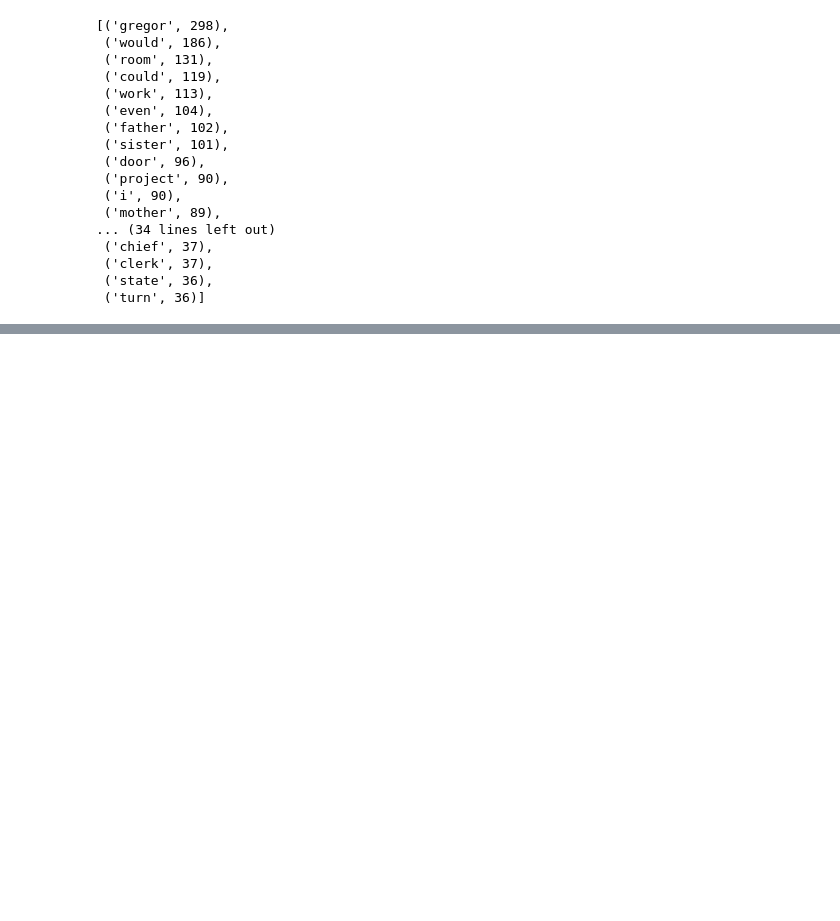
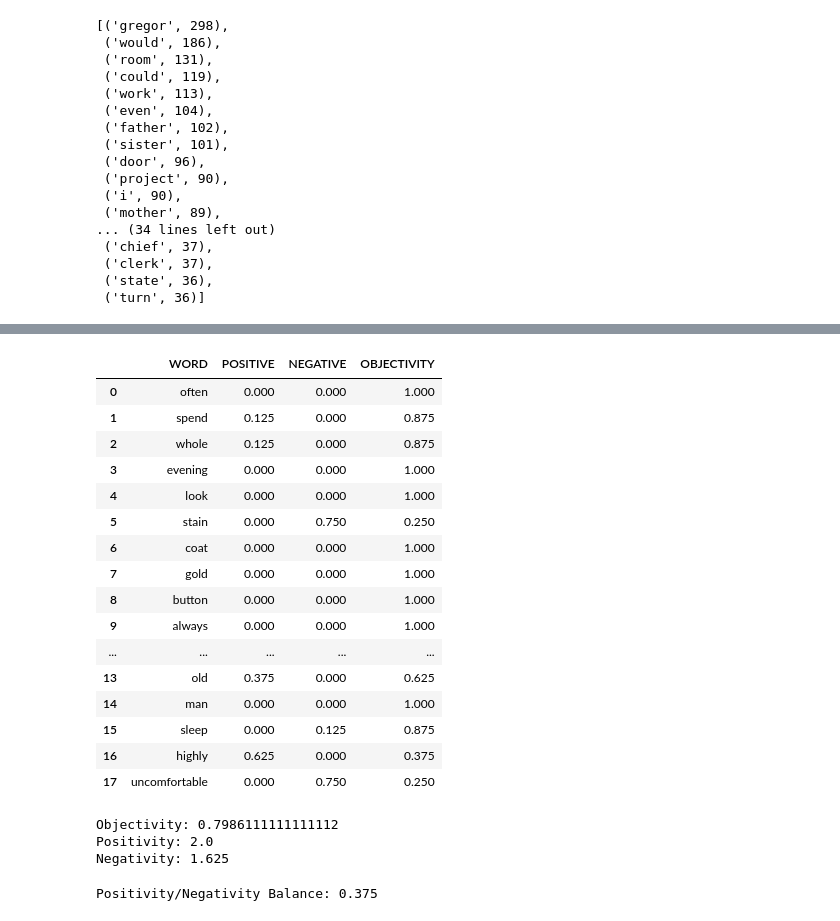
Before and after one commit to oriolgallemi/Machine-Learning-avan-at, a Jupyter notebook: M7 T01 Machine Learning Avançat-ENTREGABLE.ipynb, the cells around one changed output, grey strips where cells are left out. Saved outputs shown, nothing was run; the diff lists cells and outputs as text; code cells hidden in the pictures; blank space fills up the shorter version.

```diff
--- a/M7 T01 Machine Learning Avançat-ENTREGABLE.ipynb
+++ b/M7 T01 Machine Learning Avançat-ENTREGABLE.ipynb
@@ -317,0 +346,12 @@ plt.show()
+# %%
+#eliminant les stopwords, carrega paraules, elimina i desa text filtrat
+
+stop_words = set(stopwords.words('english'))
+filtered_text_words = []
+
+## segur que hi ha una manera de fer-ho vectoritzada. Per ara estiro de FOR, el mecanisme més lent de tots
+for word in text_words:
+    if word.lower() not in stop_words:
+        filtered_text_words.append(word)
+
+print(filtered_text_words)
@@ -317,0 +360,11 @@ plt.show()
+# %%
+#classifiquem les paraules en una llista etiquetada per tipus de paraula
+tagged_text_words = pos_tag(filtered_text_words)
+
+retagged_text_words = []
+tag_dict = {'J':wordnet.ADJ, 'V':wordnet.VERB, 'N':wordnet.NOUN, 'R':wordnet.ADV}
+
+for word, tag in tagged_text_words:
+    retagged_text_words.append(list([word, tag_dict.get(tag[0])]))
+
+retagged_text_words
@@ -317,0 +389,53 @@ plt.show()
+# %%
+#generant un nou DF on posar els resultats de cada paraula
+
+sentiwordnet_df = pd.DataFrame(columns=['WORD','POSITIVE','NEGATIVE','OBJECTIVITY'])
+# %%
+#es passa la llibreria WordNetLemmatizer per normalitzar +/- el sentiment de cada paraula
+for word, tag in retagged_text_words:
+    if not tag:
+        lemma = word
+    else:
+        lemma = WordNetLemmatizer().lemmatize(word, pos=tag)
+    sysnets = sentiwordnet.senti_synsets(lemma, tag)
+    # Es tracten els errors amb "try/except" perquè força paraules no estan a la llibreria:
+    try:
+        first_sysnet = list(sysnets)[0]
+        sentiwordnet_df.loc[len(sentiwordnet_df)] = [lemma, first_sysnet.pos_score(), first_sysnet.neg_score(), first_sysnet.obj_score()]
+    except Exception:
+        continue
+
+sentiwordnet_df
+# %% [output]
+|  | WORD | POSITIVE | NEGATIVE | OBJECTIVITY |
+| 0 | often | 0.000 | 0.000 | 1.000 |
+| 1 | spend | 0.125 | 0.000 | 0.875 |
+| 2 | whole | 0.125 | 0.000 | 0.875 |
+| 3 | evening | 0.000 | 0.000 | 1.000 |
+| 4 | look | 0.000 | 0.000 | 1.000 |
+| 5 | stain | 0.000 | 0.750 | 0.250 |
+| 6 | coat | 0.000 | 0.000 | 1.000 |
+| 7 | gold | 0.000 | 0.000 | 1.000 |
+| 8 | button | 0.000 | 0.000 | 1.000 |
+| 9 | always | 0.000 | 0.000 | 1.000 |
+| ... | ... | ... | ... | ... |
+| 13 | old | 0.375 | 0.000 | 0.625 |
+| 14 | man | 0.000 | 0.000 | 1.000 |
+| 15 | sleep | 0.000 | 0.125 | 0.875 |
+| 16 | highly | 0.625 | 0.000 | 0.375 |
+| 17 | uncomfortable | 0.000 | 0.750 | 0.250 |
+# %%
+print(f"Objectivity: {sentiwordnet_df['OBJECTIVITY'].mean()}") #.round(3)
+print(f"Positivity: {sentiwordnet_df['POSITIVE'].sum()}")
+print(f"Negativity: {sentiwordnet_df['NEGATIVE'].sum()}")
+
+#és millor posar els resultats en un DF que acumular els resultats, perquè aixi es pot tenir una mitja.
+#altrament es podria fer servir 3 llistes separades
+# %% [output]
+Objectivity: 0.7986111111111112
+Positivity: 2.0
+Negativity: 1.625
+# %%
+print(f"Positivity/Negativity Balance: {(sentiwordnet_df['POSITIVE'].sum() - sentiwordnet_df['NEGATIVE'].sum())}")
+# %% [output]
+Positivity/Negativity Balance: 0.375
```
Also changed, not shown: parts of 14 cells of this notebook.
